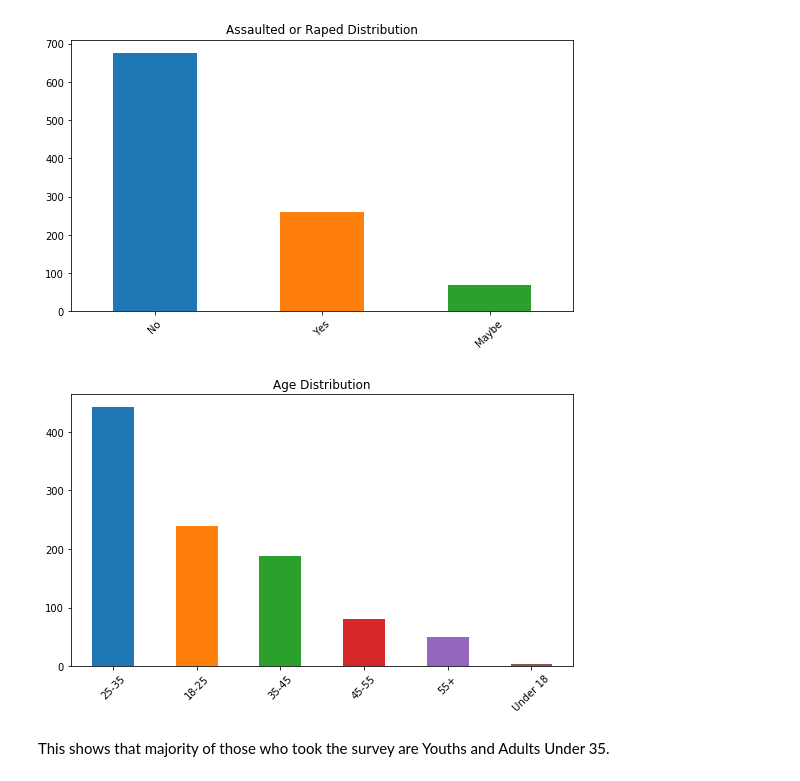
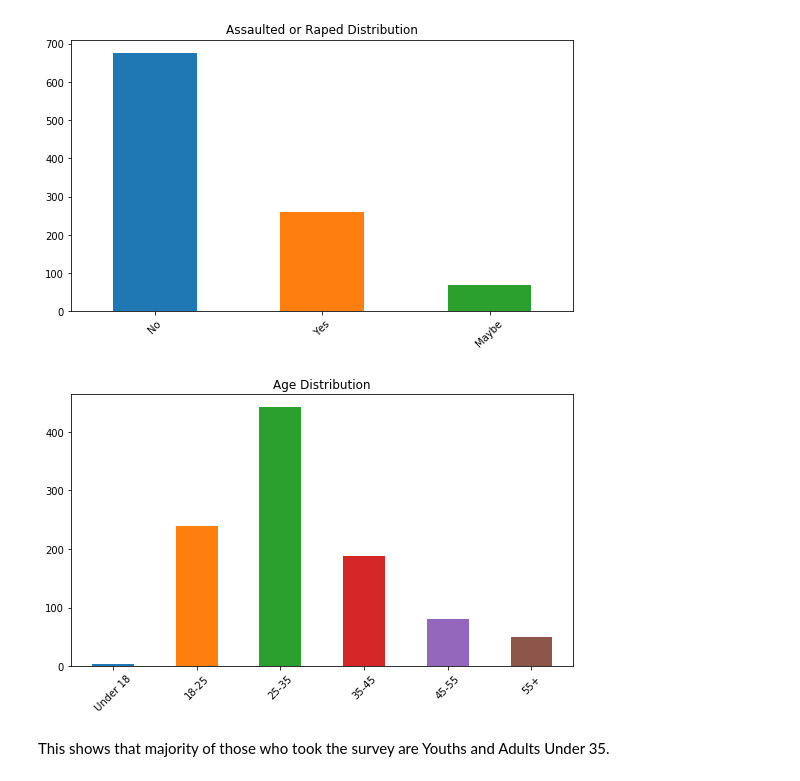
Before and after one commit to Uchencho/Analysis_On_Sexual_Assault_Victims, a Jupyter notebook: Uche_Sexual_Assault_Analysis.ipynb, the cells around one changed output. Cells and saved outputs as stored; diff of their text form; code cells hidden in the pictures.

```diff
--- a/Uche_Sexual_Assault_Analysis.ipynb
+++ b/Uche_Sexual_Assault_Analysis.ipynb
@@ -337,13 +337,14 @@ plt.show()
 # %% [output]
 [figure]
 # %%
-data['age'].value_counts().plot(kind = 'bar',
-                                title = "Age Distribution",
-                                figsize = (9,5),
-                                rot = 45)
+data['age'].value_counts().iloc[[5,1,0,2,3,4]].plot(kind = 'bar',
+                                                   title = "Age Distribution",
+                                                   figsize = (9,5),
+                                                   rot = 45
+                                                  )
 plt.show()
 # %% [output]
-[figure, old version]
+[figure, new version]
 # %% [markdown]
 This shows that majority of those who took the survey are Youths and Adults Under 35.
 # %%
```
Also changed, not shown: parts of 17 cells of this notebook.
